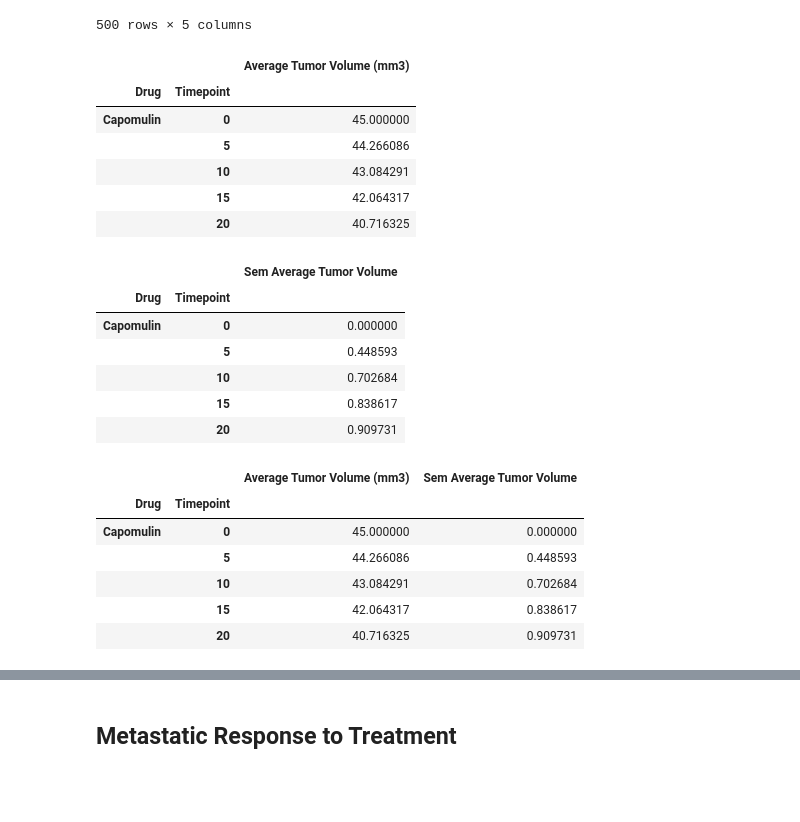
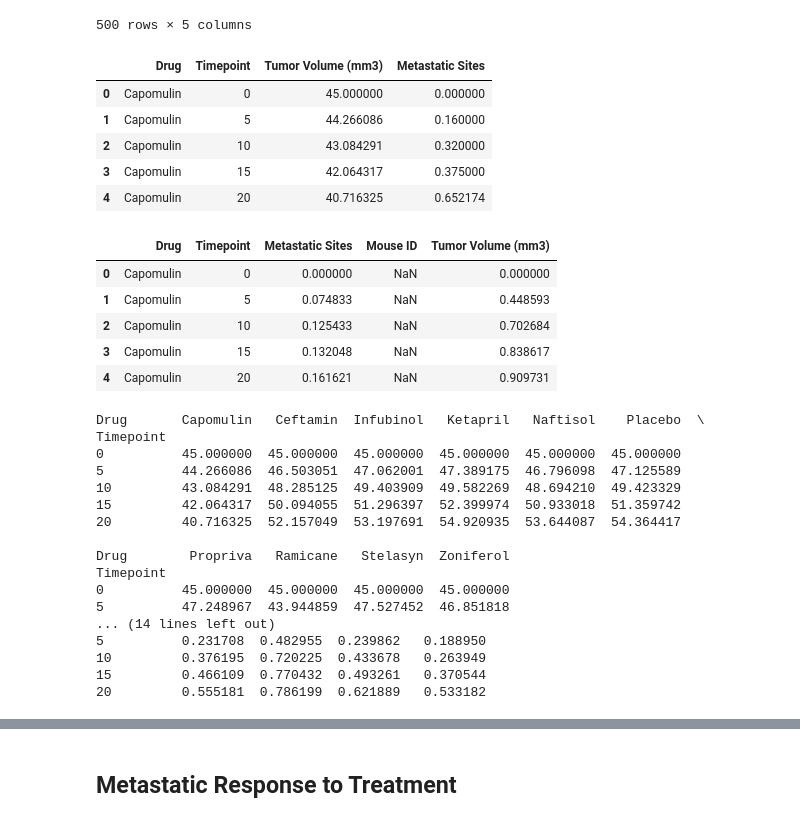
Before and after one commit to Christina-Clements/matplotlib-challenge, a Jupyter notebook: Pymaceuticals/pymaceuticals_starter.ipynb, the cells around one changed output, grey strips where cells are left out. Cells and saved outputs as stored; diff of their text form; code cells hidden in the pictures; blank space fills up the shorter version.

```diff
--- a/Pymaceuticals/pymaceuticals_starter.ipynb
+++ b/Pymaceuticals/pymaceuticals_starter.ipynb
@@ -68,47 +68,58 @@ Tumor_group.head()
 | 1803 | y478 | Placebo | 45 | 66.842635 | 1 |
 500 rows × 5 columns
 # %%
-average_tumor_group = Tumor_group[['Tumor Volume (mm3)']].mean()
-average_tumor_group = average_tumor_group.rename(columns={"Tumor Volume (mm3)":"Average Tumor Volume (mm3)"})
+average_tumor_group = Tumor_group.mean()
+# average_tumor_group = average_tumor_group.rename(columns={"Tumor Volume (mm3)":"Average Tumor Volume (mm3)"})
+
+# Convert to DataFrame
+average_tumor_group= pd.DataFrame(average_tumor_group)
+# Preview DataFrame
+average_tumor_group = average_tumor_group.reset_index()
 average_tumor_group.head()
-# Convert to DataFrame
-
-# Preview DataFrame
 # %% [output]
-|  |  | Average Tumor Volume (mm3) |
-| Drug | Timepoint |  |
-| Capomulin | 0 | 45.000000 |
-|  | 5 | 44.266086 |
-|  | 10 | 43.084291 |
-|  | 15 | 42.064317 |
-|  | 20 | 40.716325 |
+|  | Drug | Timepoint | Tumor Volume (mm3) | Metastatic Sites |
+| 0 | Capomulin | 0 | 45.000000 | 0.000000 |
+| 1 | Capomulin | 5 | 44.266086 | 0.160000 |
+| 2 | Capomulin | 10 | 43.084291 | 0.320000 |
+| 3 | Capomulin | 15 | 42.064317 | 0.375000 |
+| 4 | Capomulin | 20 | 40.716325 | 0.652174 |
 # %%
 # Store the Standard Error of Tumor Volumes Grouped by Drug and Timepoint
-sem_tumor_group = Tumor_group[['Tumor Volume (mm3)']].sem()
-sem_tumor_group = sem_tumor_group.rename(columns={"Tumor Volume (mm3)":"Sem Average Tumor Volume"})
+sem_tumor_group =pd.DataFrame(Tumor_group.sem())
+
+sem_tumor_group = sem_tumor_group.reset_index()
+# Convert to DataFrame
 sem_tumor_group.head()
-
-# Convert to DataFrame
-
 # Preview DataFrame
 # %% [output]
-|  |  | Sem Average Tumor Volume |
-| Drug | Timepoint |  |
-| Capomulin | 0 | 0.000000 |
-|  | 5 | 0.448593 |
-|  | 10 | 0.702684 |
-|  | 15 | 0.838617 |
-|  | 20 | 0.909731 |
+|  | Drug | Timepoint | Metastatic Sites | Mouse ID | Tumor Volume (mm3) |
+| 0 | Capomulin | 0 | 0.000000 | NaN | 0.000000 |
+| 1 | Capomulin | 5 | 0.074833 | NaN | 0.448593 |
+| 2 | Capomulin | 10 | 0.125433 | NaN | 0.702684 |
+| 3 | Capomulin | 15 | 0.132048 | NaN | 0.838617 |
+| 4 | Capomulin | 20 | 0.161621 | NaN | 0.909731 |
 # %%
 # Minor Data Munging to Re-Format the Data Frames
-combined_tumor_df = pd.merge(average_tumor_group, sem_tumor_group, on=("Drug", "Timepoint"))
-combined_tumor_df.head()
+tumor_mean = average_tumor_group.pivot(index="Timepoint", columns="Drug", values= "Tumor Volume (mm3)")
+tumor_error = sem_tumor_group.pivot(index="Timepoint", columns="Drug", values="Tumor Volume (mm3)")
 # Preview that Reformatting worked
+print(tumor_mean.head())
+print(tumor_error.head())
 # %% [output]
-|  |  | Average Tumor Volume (mm3) | Sem Average Tumor Volume |
-| Drug | Timepoint |  |  |
-| Capomulin | 0 | 45.000000 | 0.000000 |
-|  | 5 | 44.266086 | 0.448593 |
-|  | 10 | 43.084291 | 0.702684 |
-|  | 15 | 42.064317 | 0.838617 |
-|  | 20 | 40.716325 | 0.909731 |
+Drug       Capomulin   Ceftamin  Infubinol   Ketapril   Naftisol    Placebo  \
+Timepoint
+0          45.000000  45.000000  45.000000  45.000000  45.000000  45.000000
+5          44.266086  46.503051  47.062001  47.389175  46.796098  47.125589
+10         43.084291  48.285125  49.403909  49.582269  48.694210  49.423329
+15         42.064317  50.094055  51.296397  52.399974  50.933018  51.359742
+20         40.716325  52.157049  53.197691  54.920935  53.644087  54.364417
+
+Drug        Propriva   Ramicane   Stelasyn  Zoniferol
+Timepoint
+0          45.000000  45.000000  45.000000  45.000000
+5          47.248967  43.944859  47.527452  46.851818
+... (14 lines left out)
+5          0.231708  0.482955  0.239862   0.188950
+10         0.376195  0.720225  0.433678   0.263949
+15         0.466109  0.770432  0.493261   0.370544
+20         0.555181  0.786199  0.621889   0.533182
```
Also changed, not shown: parts of 3 cells of this notebook, 1 other file.
